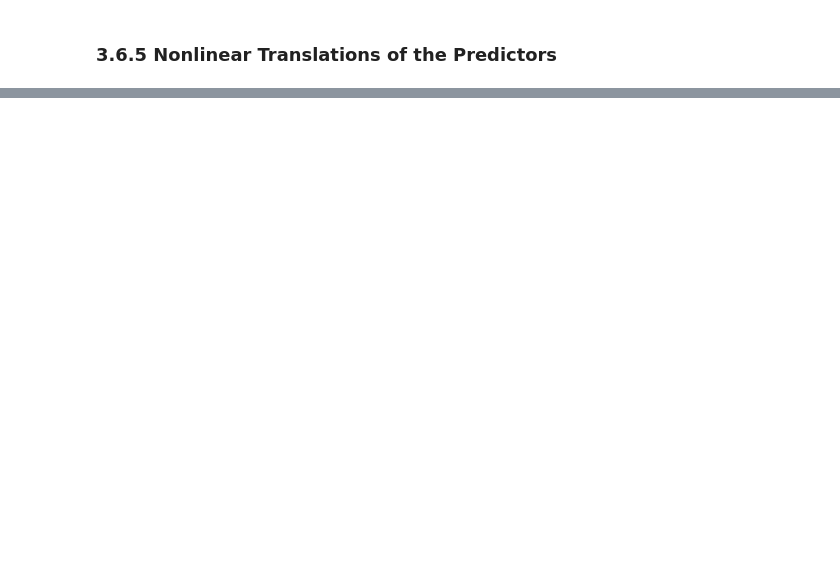
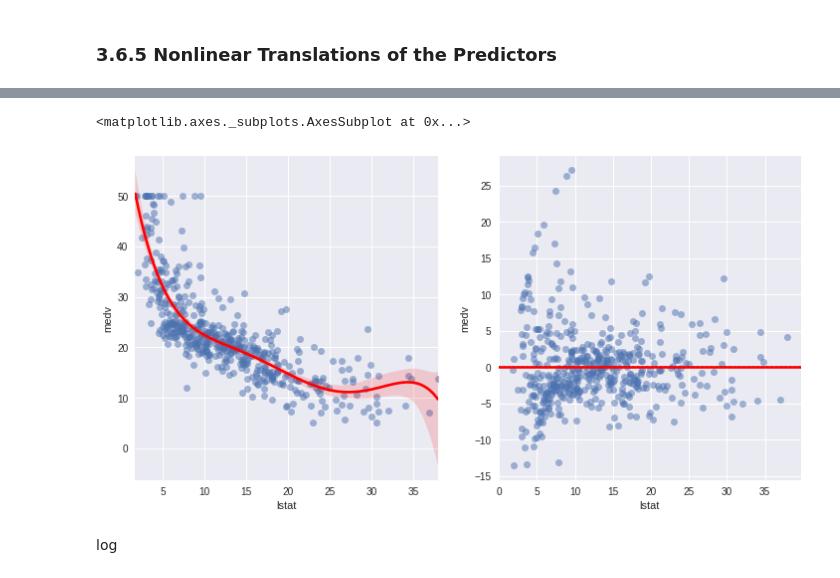
Before and after one commit to mjalalimanesh/Statistical-Learning-ISLR-Python, a Jupyter notebook: lab3.ipynb, the cells around one changed output, grey strips where cells are left out. Saved outputs shown, nothing was run; the diff lists cells and outputs as text; code cells hidden in the pictures; blank space fills up the shorter version.

```diff
--- a/lab3.ipynb
+++ b/lab3.ipynb
@@ -386,0 +489,12 @@ strong multicollinearity or other numerical problems.
+# %%
+fig, axes = plt.subplots(1, 2)
+fig.set_figheight(6)
+fig.set_figwidth(12)
+
+sns.regplot('lstat', 'medv', data=boston, ax=axes[0], order=5, line_kws={'color': 'r'}, scatter_kws={'alpha': 0.5})
+sns.residplot('lstat', 'medv', data=boston, ax=axes[1], order=5, line_kws={'color': 'r'}, scatter_kws={'alpha': 0.5}, lowess=True)
+# %% [output]
+<matplotlib.axes._subplots.AxesSubplot at 0x...>
+[figure, added]
+# %% [markdown]
+log
```
Also changed, not shown: parts of 25 cells of this notebook.
